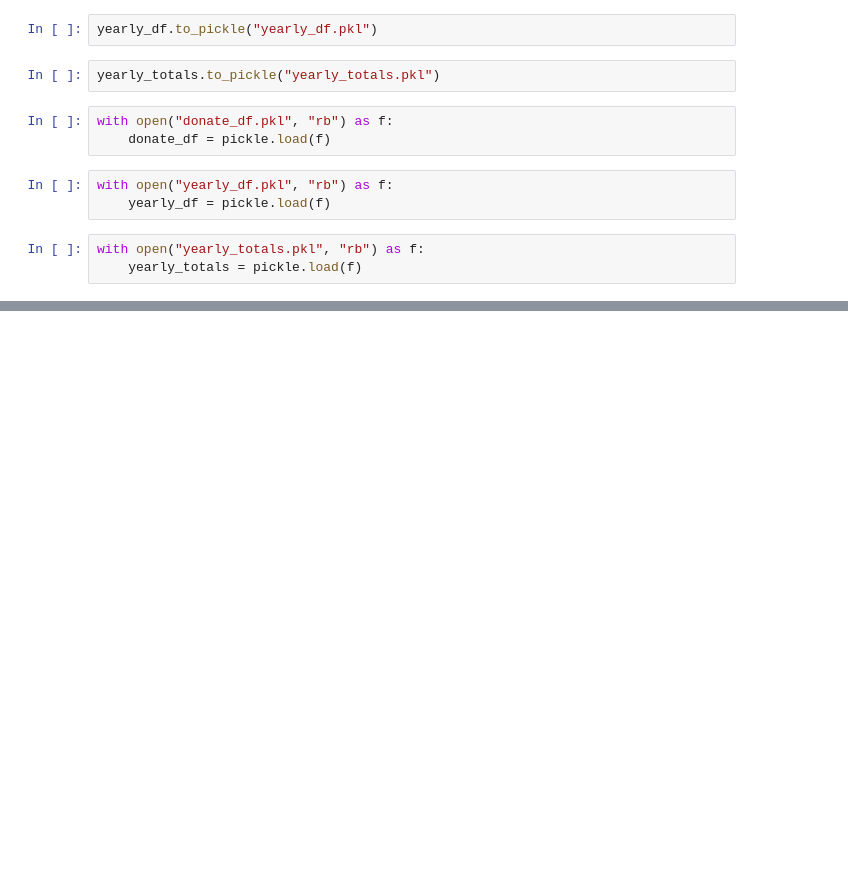
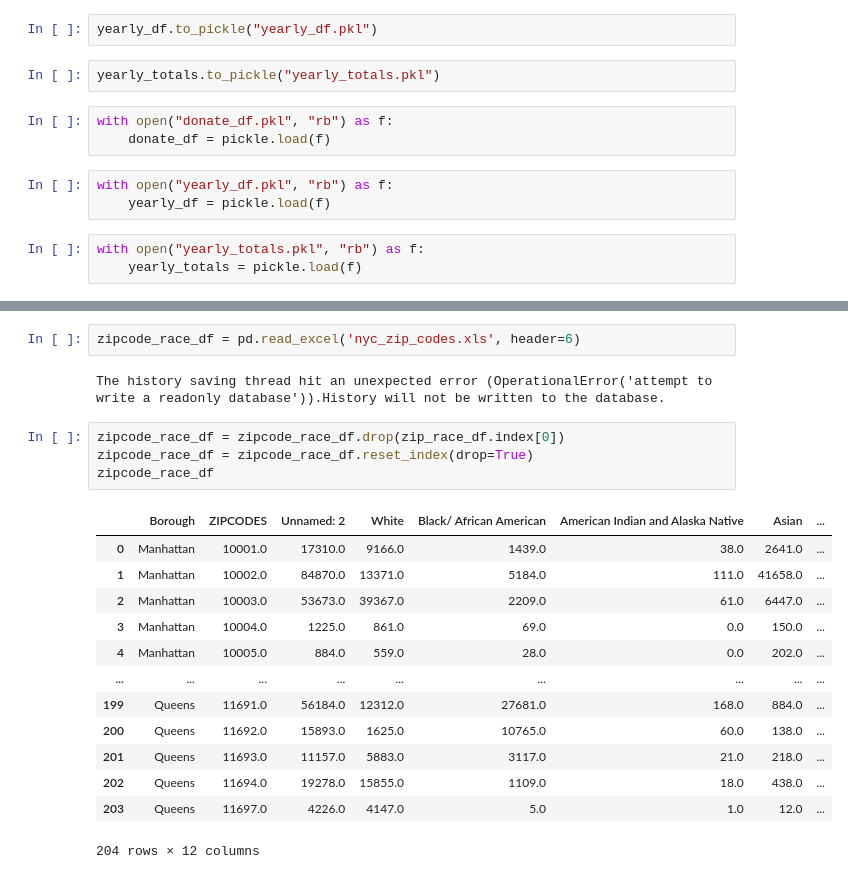
Before and after one commit to slp22/nys_donate_life, a Jupyter notebook: NYS Donate Life_start.ipynb, the cells around one changed output, grey strips where cells are left out. Drawn from its saved outputs; the diff is of its cells as text; blank space fills up the shorter version.

Commit message:
added zip code by borough data

```diff
--- a/NYS Donate Life_start.ipynb
+++ b/NYS Donate Life_start.ipynb
@@ -237,0 +271,22 @@ with open("yearly_totals.pkl", "rb") as f:
+# %%
+zipcode_race_df = pd.read_excel('nyc_zip_codes.xls', header=6)
+# %% [output]
+The history saving thread hit an unexpected error (OperationalError('attempt to write a readonly database')).History will not be written to the database.
+# %%
+zipcode_race_df = zipcode_race_df.drop(zip_race_df.index[0])
+zipcode_race_df = zipcode_race_df.reset_index(drop=True)
+zipcode_race_df
+# %% [output]
+|  | Borough | ZIPCODES | Unnamed: 2 | White | Black/ African American | American Indian and Alaska Native | Asian | ... |
+| 0 | Manhattan | 10001.0 | 17310.0 | 9166.0 | 1439.0 | 38.0 | 2641.0 | ... |
+| 1 | Manhattan | 10002.0 | 84870.0 | 13371.0 | 5184.0 | 111.0 | 41658.0 | ... |
+| 2 | Manhattan | 10003.0 | 53673.0 | 39367.0 | 2209.0 | 61.0 | 6447.0 | ... |
+| 3 | Manhattan | 10004.0 | 1225.0 | 861.0 | 69.0 | 0.0 | 150.0 | ... |
+| 4 | Manhattan | 10005.0 | 884.0 | 559.0 | 28.0 | 0.0 | 202.0 | ... |
+| ... | ... | ... | ... | ... | ... | ... | ... | ... |
+| 199 | Queens | 11691.0 | 56184.0 | 12312.0 | 27681.0 | 168.0 | 884.0 | ... |
+| 200 | Queens | 11692.0 | 15893.0 | 1625.0 | 10765.0 | 60.0 | 138.0 | ... |
+| 201 | Queens | 11693.0 | 11157.0 | 5883.0 | 3117.0 | 21.0 | 218.0 | ... |
+| 202 | Queens | 11694.0 | 19278.0 | 15855.0 | 1109.0 | 18.0 | 438.0 | ... |
+| 203 | Queens | 11697.0 | 4226.0 | 4147.0 | 5.0 | 1.0 | 12.0 | ... |
+204 rows × 12 columns
```
Also changed, not shown: parts of 13 cells of this notebook, 2 other files.
